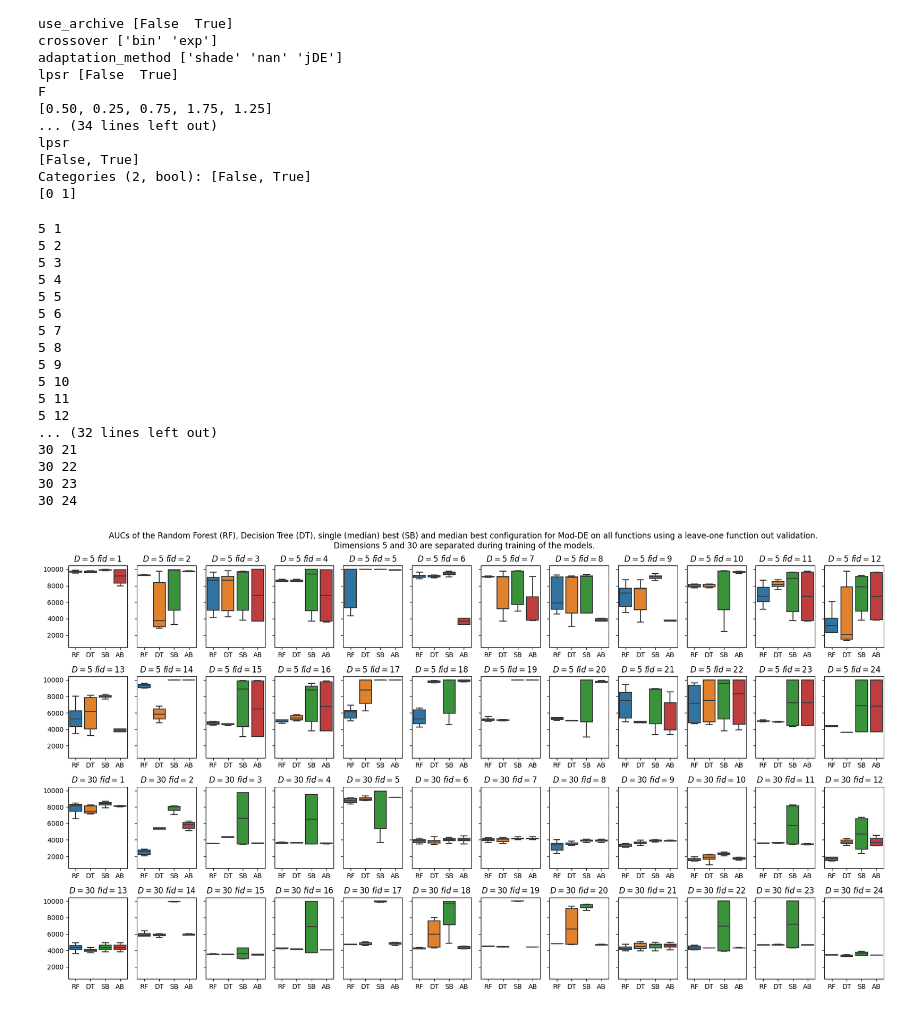
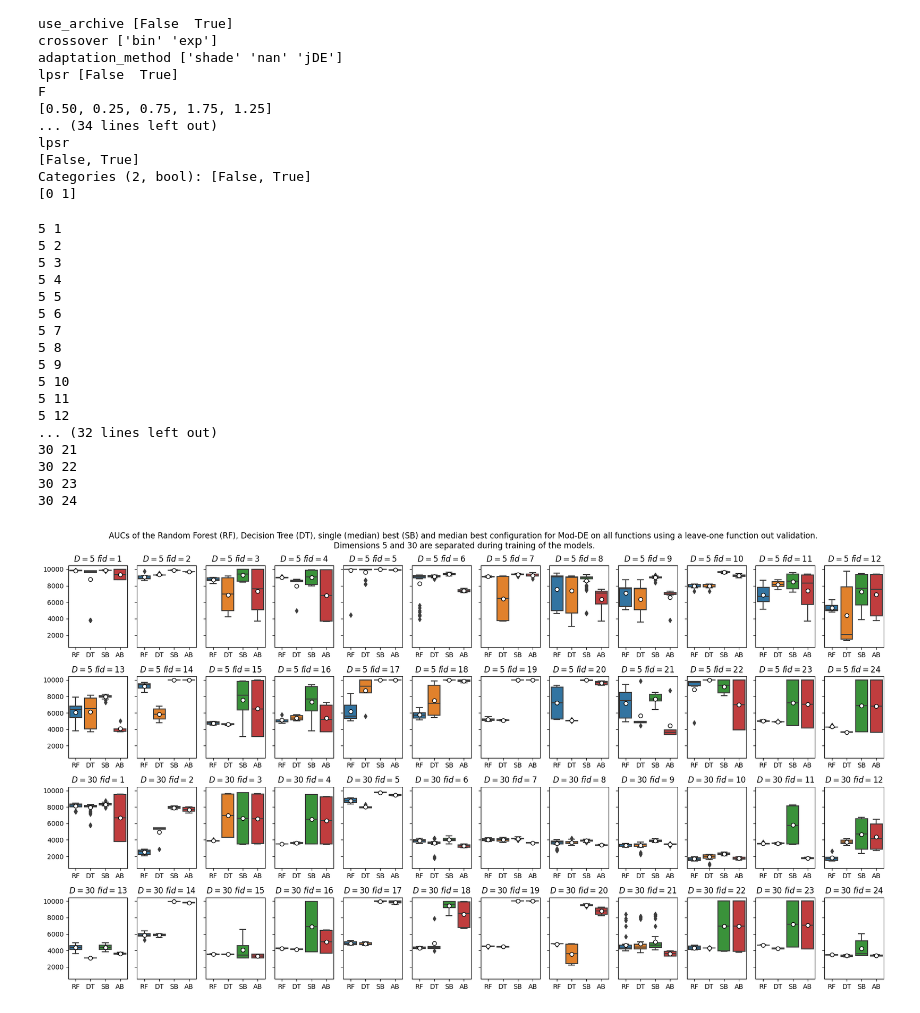
Before and after one commit to nikivanstein/ioh-explainer, a Jupyter notebook: autode-notebook.ipynb, the cells around one changed output. Cells and saved outputs as stored; diff of their text form; code cells hidden in the pictures.

```diff
--- a/autode-notebook.ipynb
+++ b/autode-notebook.ipynb
@@ -140,13 +140,13 @@ fig.suptitle('AUCs of the Random Forest (RF), Decision Tree (DT), single (median
 
 dim_counter = 0
 for dim in ela_df['dim'].unique():
-    _, df_avg_best = de_explainer.get_average_best(dim, True)
+    _, df_avg_best = de_explainer.get_average_best(dim)
 
     for fid in ela_df['fid'].unique():
         print(dim, fid)
         box_plot_df = pd.DataFrame(columns=['RF', 'DT','SB','AB'])
 
-        _, df_single_best = de_explainer.get_single_best(fid, dim, True)
+        _, df_single_best = de_explainer.get_single_best(fid, dim)
         box_plot_df['SB'] = pd.Series(df_single_best['auc'].values)
         box_plot_df['AB'] = pd.Series(df_avg_best[df_avg_best['fid'] == fid]['auc'].values)
 
@@ -193,32 +193,36 @@ for dim in ela_df['dim'].unique():
 
         box_plot_df['DT'] = pd.Series(np.array(all_aucs)[:len(box_plot_df)])
         box_plot_df['RF'] = pd.Series(np.array(all_aucs_rf)[:len(box_plot_df)])
-        sns.boxplot(ax=axes[dim_counter + int((fid-1)/12)][(fid-1)%12], data=box_plot_df, showfliers = False)
+        sns.boxplot(ax=axes[dim_counter + int((fid-1)/12)][(fid-1)%12], data=box_plot_df, showfliers = True, showmeans=True,
+                    meanprops={"marker":"o",
+                       "markerfacecolor":"white",
+                       "markeredgecolor":"black",
+                      "markersize":"6"})
         axes[dim_counter + int((fid-1)/12)][(fid-1)%12].set_title(f"$D={dim}$ $fid={fid}$")
         #axes[dim_counter + int((fid-1)/12)][(fid-1)%12].set_xticklabels(axes[dim_counter + int((fid-1)/12)][(fid-1)%12].get_xticks(), rotation=45)
     dim_counter += 2
 
 plt.tight_layout()
 plt.show()
 
 plt.clf()
 plt.close()
 # %% [output]
 5 1
 5 2
 5 3
 5 4
 5 5
 5 6
 5 7
 5 8
 5 9
 5 10
 5 11
 5 12
 ... (32 lines left out)
 30 21
 30 22
 30 23
 30 24
-[figure, old version]
+[figure, new version]
```
Also changed, not shown: parts of 1 cell of this notebook, 1 other file.
